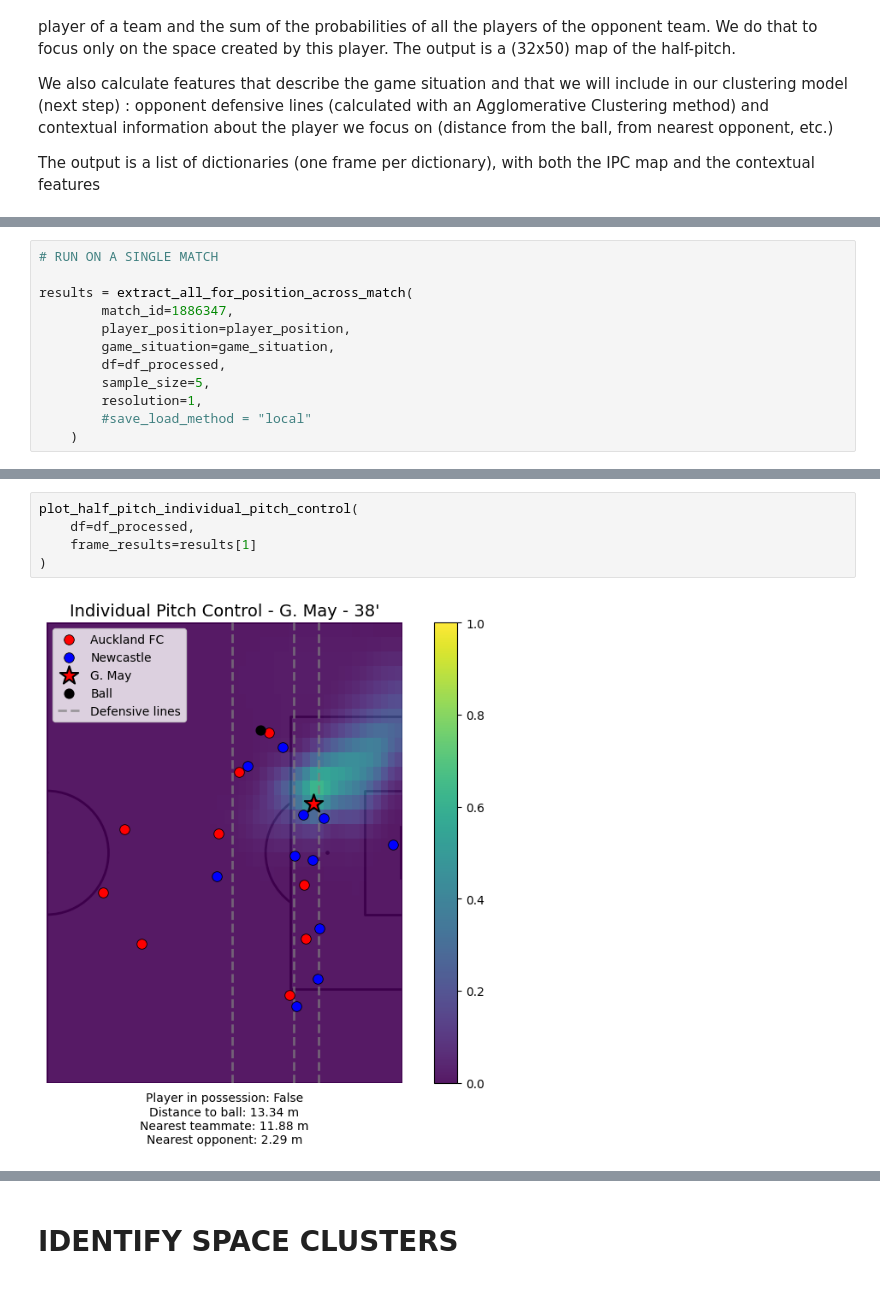
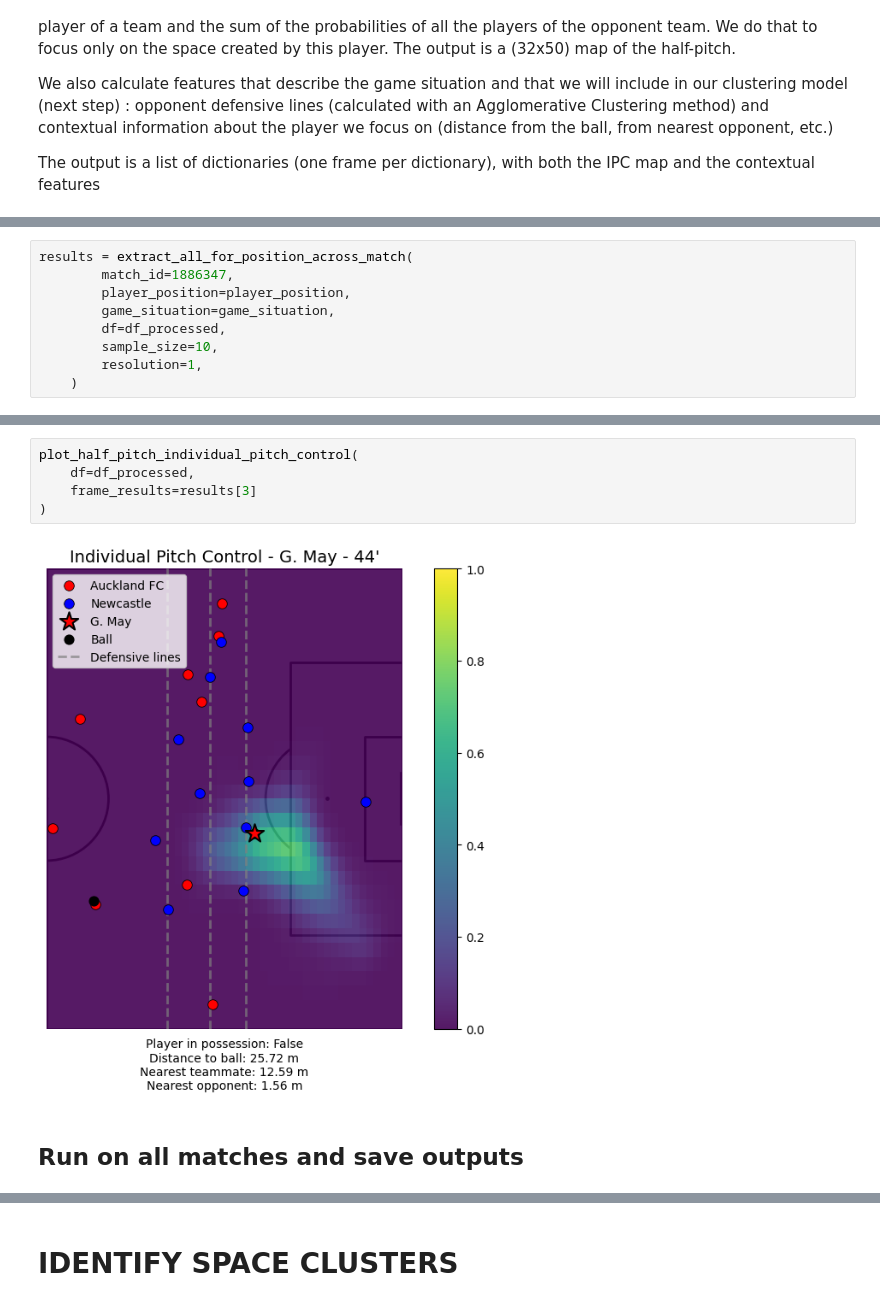
Before and after one commit to TustiWutsi/analytics_cup_research, a Jupyter notebook: submission.ipynb, the cells around one changed output, grey strips where cells are left out. Saved outputs shown, nothing was run; the diff lists cells and outputs as text.

```diff
--- a/submission.ipynb
+++ b/submission.ipynb
@@ -83,13 +69,10 @@ The output is a list of dictionaries (one frame per dictionary), with both the I
 # %%
-# RUN ON A SINGLE MATCH
-
 results = extract_all_for_position_across_match(
         match_id=1886347,
         player_position=player_position,
         game_situation=game_situation,
         df=df_processed,
-        sample_size=5,
+        sample_size=10,
         resolution=1,
-        #save_load_method = "local"
     )
 # %% [output]
@@ -117,8 +100,10 @@ results[0]
 # %%
 plot_half_pitch_individual_pitch_control(
     df=df_processed,
-    frame_results=results[1]
+    frame_results=results[3]
 )
 # %% [output]
-[figure, old version]
+[figure, new version]
+# %% [markdown]
+## Run on all matches and save outputs
 # %%
```
Also changed, not shown: parts of 33 cells of this notebook, 2 other files.
